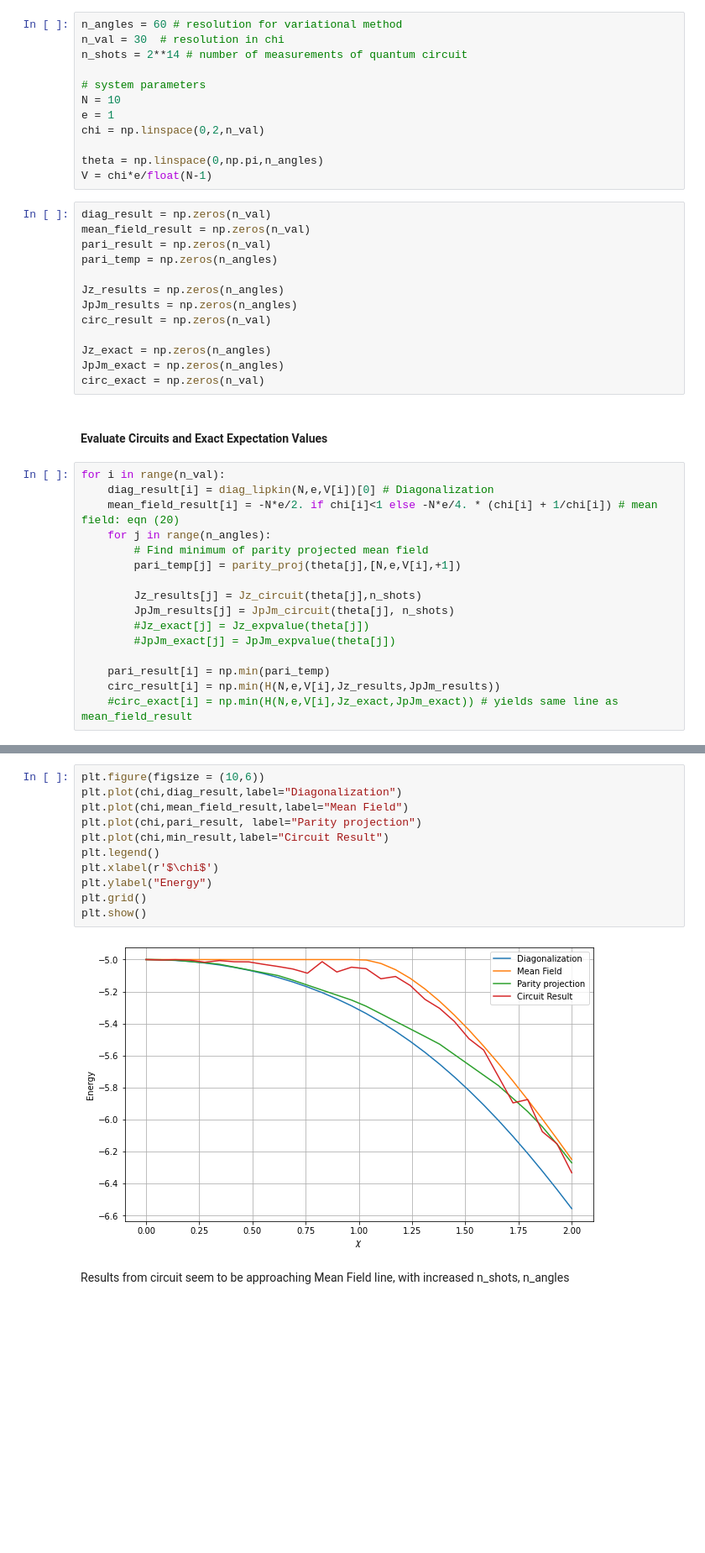
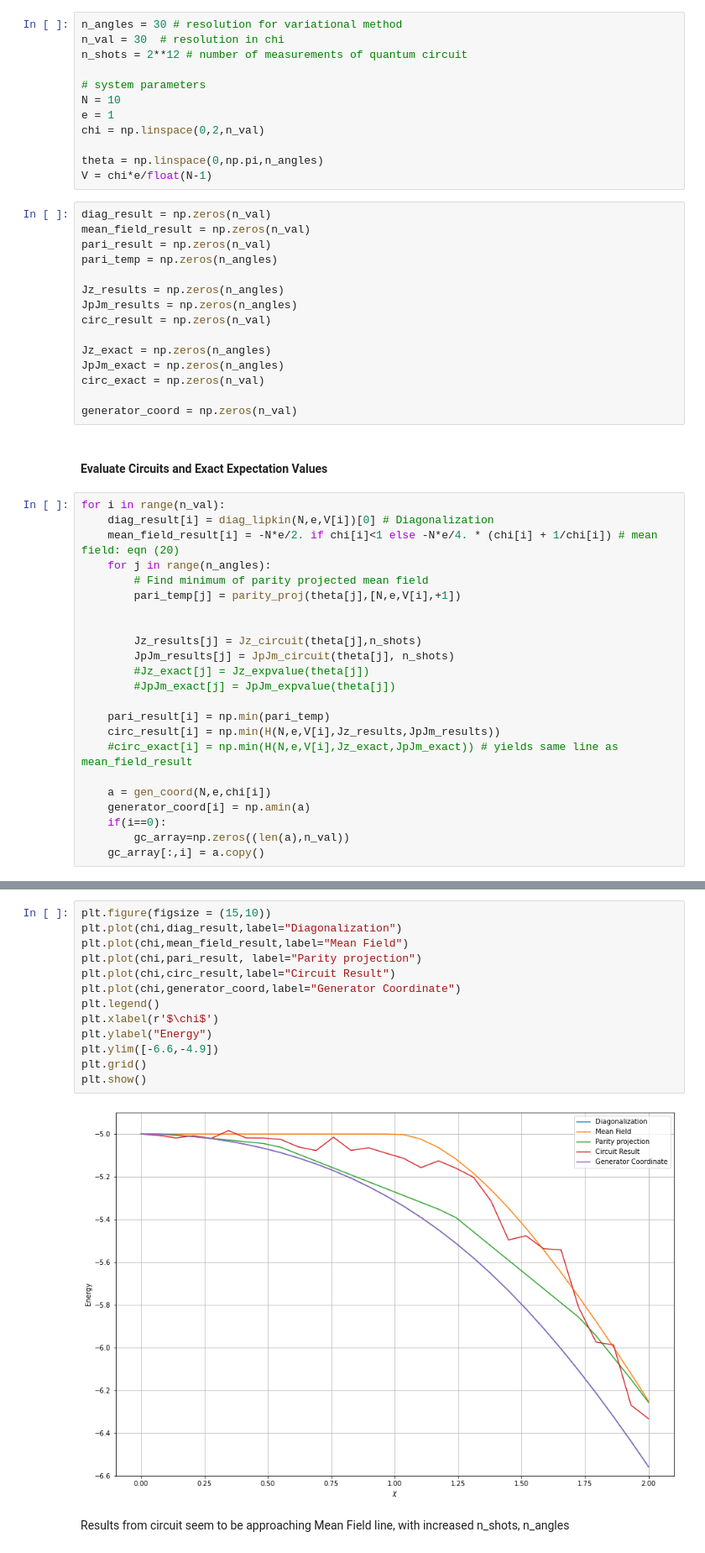
Before and after one commit to cwjsdsu/Qractice, a Jupyter notebook: McBrian/lipkin_model_v2.ipynb, the cells around one changed output, grey strips where cells are left out. Shown at 84% size. Drawn from its saved outputs; the diff is of its cells as text; blank space fills up the shorter version.

Commit message:
Solved classical generator coord. problem and plot all eigenvalues

```diff
--- a/McBrian/lipkin_model_v2.ipynb
+++ b/McBrian/lipkin_model_v2.ipynb
@@ -102,9 +136,9 @@ def JpJm_expvalue(theta):
 # %% [markdown]
 #### Initialize System
 # %%
-n_angles = 60 # resolution for variational method
+n_angles = 30 # resolution for variational method
 n_val = 30  # resolution in chi
-n_shots = 2**14 # number of measurements of quantum circuit
+n_shots = 2**12 # number of measurements of quantum circuit
 
 # system parameters
 N = 10
@@ -126,6 +160,8 @@ circ_result = np.zeros(n_val)
 Jz_exact = np.zeros(n_angles)
 JpJm_exact = np.zeros(n_angles)
 circ_exact = np.zeros(n_val)
+
+generator_coord = np.zeros(n_val)
 # %% [markdown]
 #### Evaluate Circuits and Exact Expectation Values
 # %%
@@ -135,6 +171,7 @@ for i in range(n_val):
     for j in range(n_angles):
         # Find minimum of parity projected mean field
         pari_temp[j] = parity_proj(theta[j],[N,e,V[i],+1])
+
 
         Jz_results[j] = Jz_circuit(theta[j],n_shots)
         JpJm_results[j] = JpJm_circuit(theta[j], n_shots)
@@ -144,3 +181,9 @@ for i in range(n_val):
     pari_result[i] = np.min(pari_temp)
     circ_result[i] = np.min(H(N,e,V[i],Jz_results,JpJm_results))
     #circ_exact[i] = np.min(H(N,e,V[i],Jz_exact,JpJm_exact)) # yields same line as mean_field_result
+
+    a = gen_coord(N,e,chi[i])
+    generator_coord[i] = np.amin(a)
+    if(i==0):
+        gc_array=np.zeros((len(a),n_val))
+    gc_array[:,i] = a.copy()
@@ -147,15 +202,17 @@ for i in range(n_val):
 # %%
-plt.figure(figsize = (10,6))
+plt.figure(figsize = (15,10))
 plt.plot(chi,diag_result,label="Diagonalization")
 plt.plot(chi,mean_field_result,label="Mean Field")
 plt.plot(chi,pari_result, label="Parity projection")
-plt.plot(chi,min_result,label="Circuit Result")
+plt.plot(chi,circ_result,label="Circuit Result")
+plt.plot(chi,generator_coord,label="Generator Coordinate")
 plt.legend()
 plt.xlabel(r'$\chi$')
 plt.ylabel("Energy")
+plt.ylim([-6.6,-4.9])
 plt.grid()
 plt.show()
 # %% [output]
-[figure, old version]
+[figure, new version]
 # %% [markdown]
 Results from circuit seem to be approaching Mean Field line, with increased n_shots, n_angles
```
Also changed, not shown: parts of 3 cells of this notebook.
